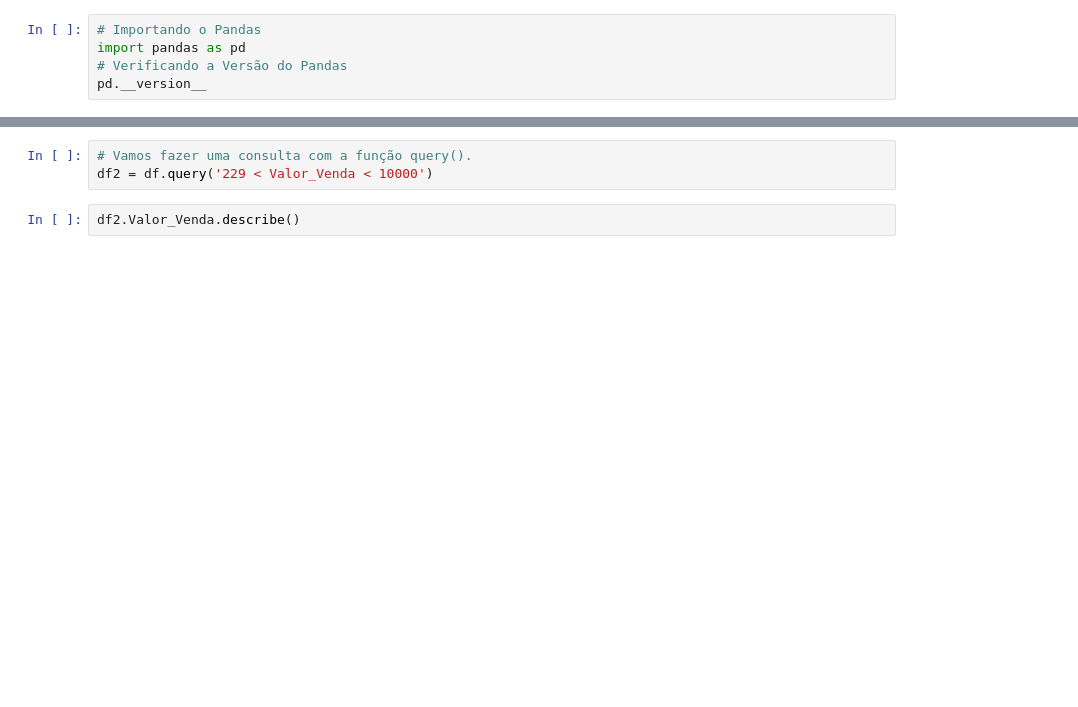
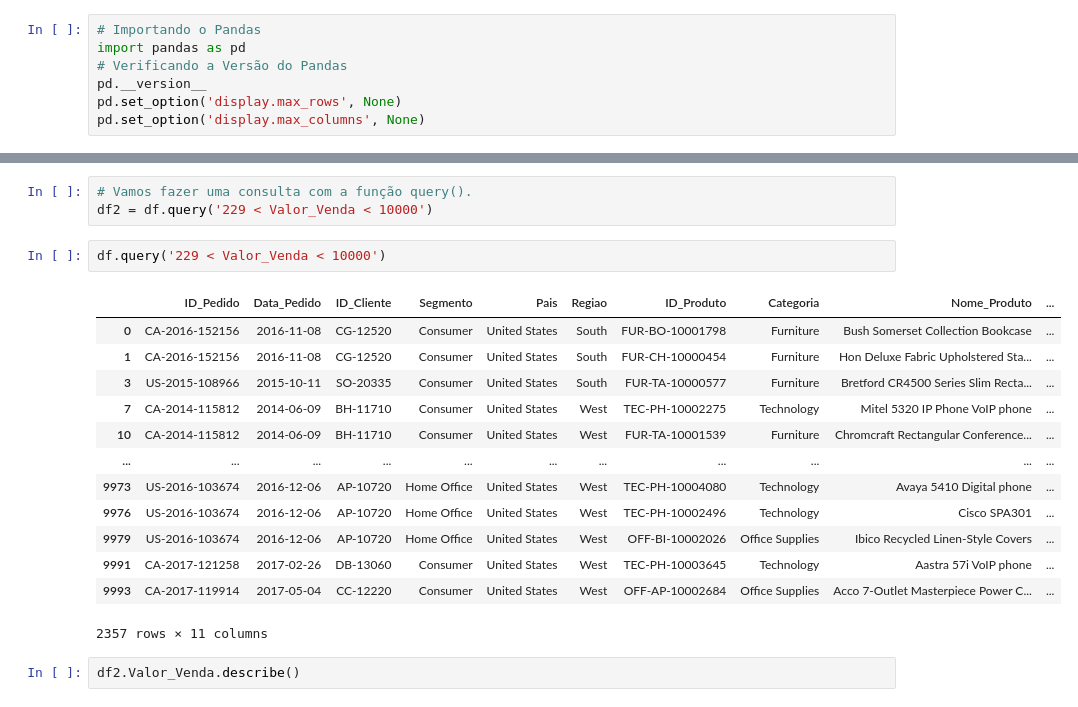
Before and after one commit to giovana-pg/AED1, a Jupyter notebook: aula16/aula16b.ipynb, the cells around one changed output, grey strips where cells are left out. Saved outputs shown, nothing was run; the diff lists cells and outputs as text; blank space fills up the shorter version.

```diff
--- a/aula16/aula16b.ipynb
+++ b/aula16/aula16b.ipynb
@@ -11,4 +11,6 @@ Oferece, para tanto, muitas opções: valores específicos, função agregada (m
 import pandas as pd
 # Verificando a Versão do Pandas
 pd.__version__
+pd.set_option('display.max_rows', None)
+pd.set_option('display.max_columns', None)
 # %% [output]
@@ -110,6 +125,22 @@ Valor médio: 229,85
 # %%
 # Vamos fazer uma consulta com a função query().
 df2 = df.query('229 < Valor_Venda < 10000')
+# %%
+df.query('229 < Valor_Venda < 10000')
+# %% [output]
+|  | ID_Pedido | Data_Pedido | ID_Cliente | Segmento | Pais | Regiao | ID_Produto | Categoria | Nome_Produto | ... |
+| 0 | CA-2016-152156 | 2016-11-08 | CG-12520 | Consumer | United States | South | FUR-BO-10001798 | Furniture | Bush Somerset Collection Bookcase | ... |
+| 1 | CA-2016-152156 | 2016-11-08 | CG-12520 | Consumer | United States | South | FUR-CH-10000454 | Furniture | Hon Deluxe Fabric Upholstered Sta... | ... |
+| 3 | US-2015-108966 | 2015-10-11 | SO-20335 | Consumer | United States | South | FUR-TA-10000577 | Furniture | Bretford CR4500 Series Slim Recta... | ... |
+| 7 | CA-2014-115812 | 2014-06-09 | BH-11710 | Consumer | United States | West | TEC-PH-10002275 | Technology | Mitel 5320 IP Phone VoIP phone | ... |
+| 10 | CA-2014-115812 | 2014-06-09 | BH-11710 | Consumer | United States | West | FUR-TA-10001539 | Furniture | Chromcraft Rectangular Conference... | ... |
+| ... | ... | ... | ... | ... | ... | ... | ... | ... | ... | ... |
+| 9973 | US-2016-103674 | 2016-12-06 | AP-10720 | Home Office | United States | West | TEC-PH-10004080 | Technology | Avaya 5410 Digital phone | ... |
+| 9976 | US-2016-103674 | 2016-12-06 | AP-10720 | Home Office | United States | West | TEC-PH-10002496 | Technology | Cisco SPA301 | ... |
+| 9979 | US-2016-103674 | 2016-12-06 | AP-10720 | Home Office | United States | West | OFF-BI-10002026 | Office Supplies | Ibico Recycled Linen-Style Covers | ... |
+| 9991 | CA-2017-121258 | 2017-02-26 | DB-13060 | Consumer | United States | West | TEC-PH-10003645 | Technology | Aastra 57i VoIP phone | ... |
+| 9993 | CA-2017-119914 | 2017-05-04 | CC-12220 | Consumer | United States | West | OFF-AP-10002684 | Office Supplies | Acco 7-Outlet Masterpiece Power C... | ... |
+2357 rows × 11 columns
 # %%
 df2.Valor_Venda.describe()
 # %% [output]
```
Also changed, not shown: parts of 11 cells of this notebook, 4 other files.
